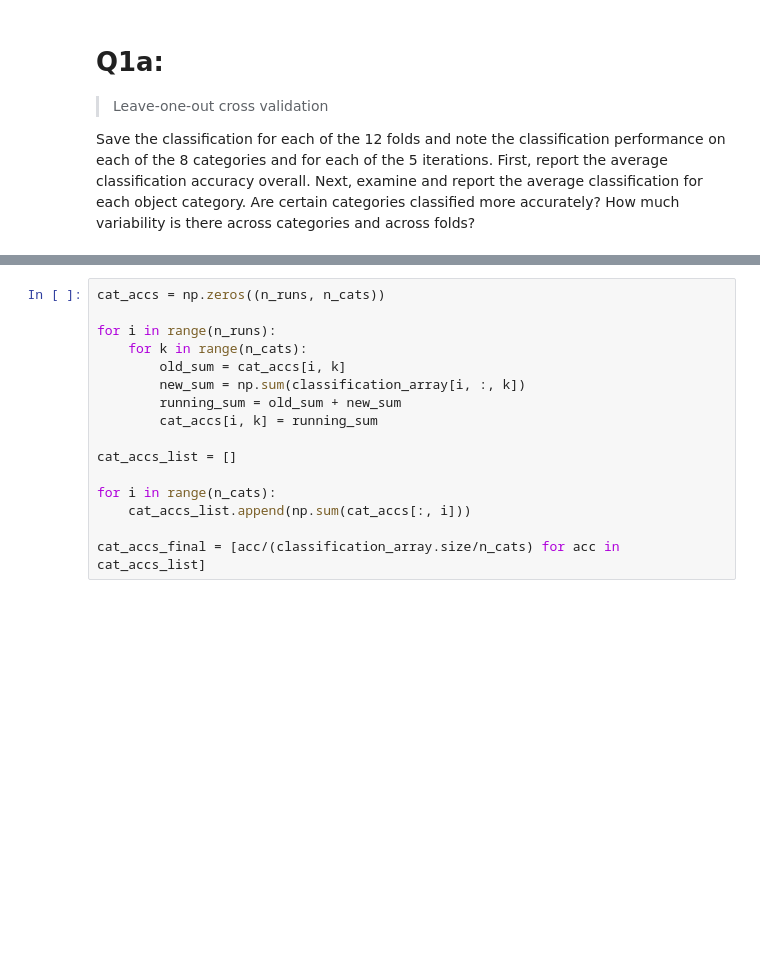
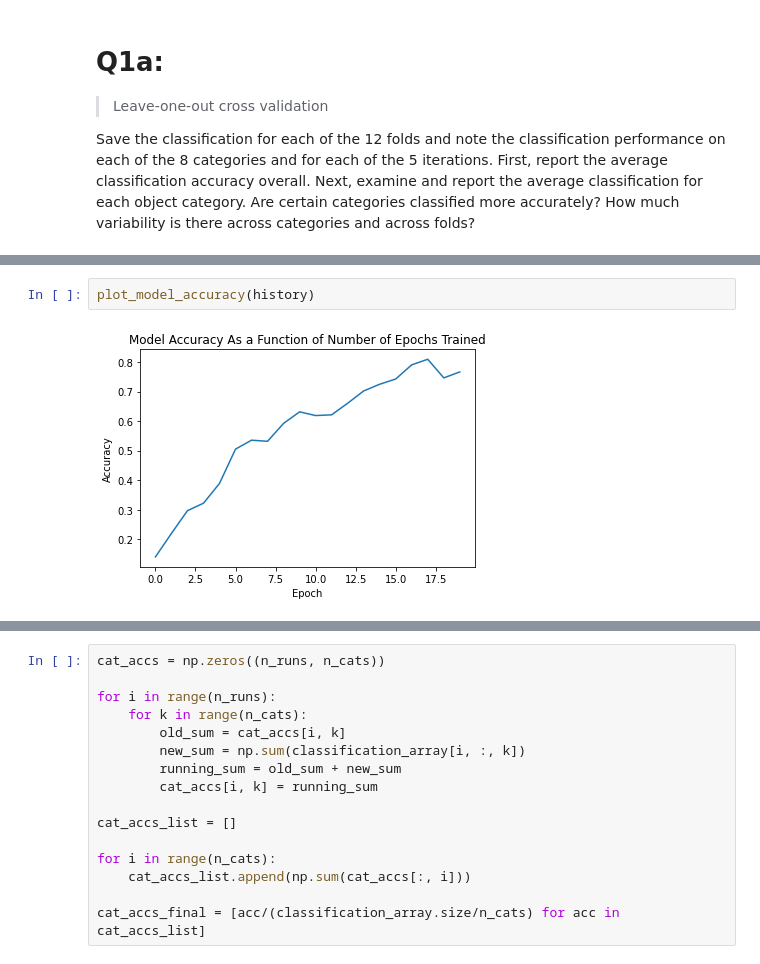
Before and after one commit to kdmalc/CompNeuro, a Jupyter notebook: 08/Homework8.ipynb, the cells around one changed output, grey strips where cells are left out. Cells and saved outputs as stored; diff of their text form; blank space fills up the shorter version.

```diff
--- a/08/Homework8.ipynb
+++ b/08/Homework8.ipynb
@@ -268,3 +274,7 @@ Save the classification	for	each of	the	12 folds and note the classification per
+# %%
+plot_model_accuracy(history)
+# %% [output]
+[figure, added]
 # %%
 def plot_model_accuracy(history):
     """Accuracy Plotting Function"""
```
Also changed, not shown: parts of 15 cells of this notebook, 1 other file.
